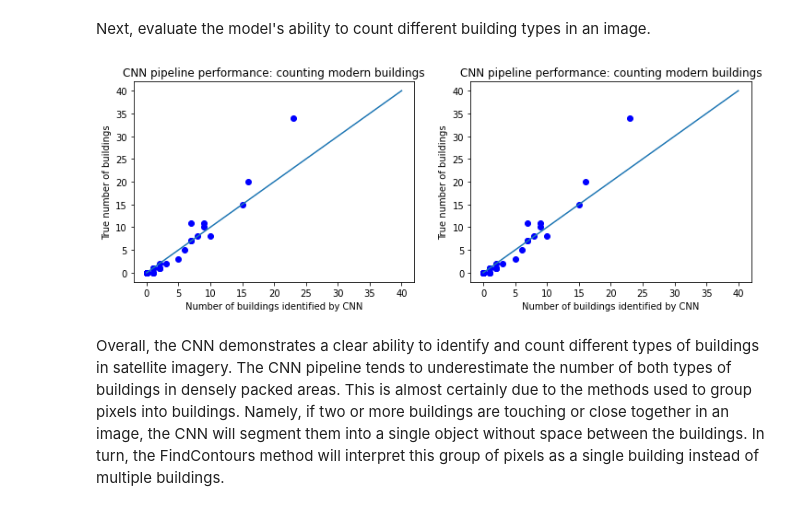
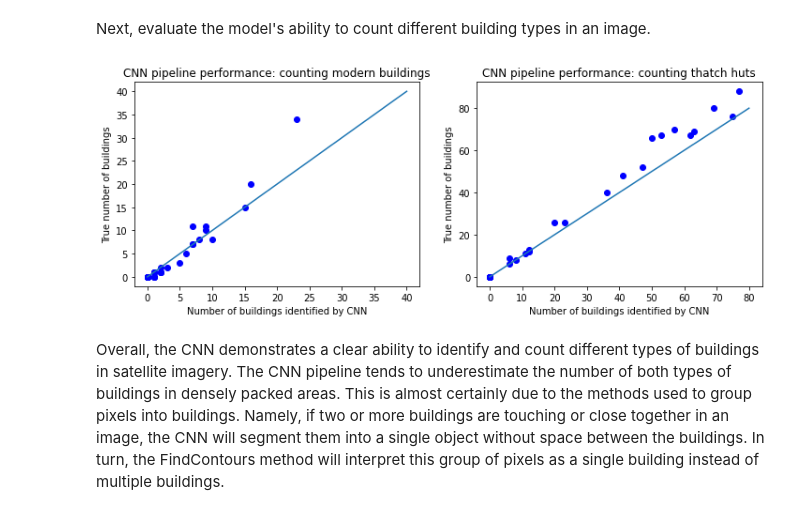
Before and after one commit to 54481andrew/sky-glass, a Jupyter notebook: Building_Segmentation.ipynb, the cells around one changed output. Drawn from its saved outputs; the diff is of its cells as text; code cells hidden in the pictures.

```diff
--- a/Building_Segmentation.ipynb
+++ b/Building_Segmentation.ipynb
@@ -615,19 +618,20 @@ Next, evaluate the model's ability to count different building types in an image
 # %%
 f, ax = plt.subplots(1,2,figsize = (12,4))
 
 ax[0].plot(test_eval_df.pred_nmod, test_eval_df.true_nmod, 'bo')
 ax[0].plot([0,40],[0,40])
 ax[0].title.set_text('CNN pipeline performance: counting modern buildings')
 ax[0].set_xlabel('Number of buildings identified by CNN')
 ax[0].set_ylabel('True number of buildings')
-ax[1].plot(test_eval_df.pred_nmod, test_eval_df.true_nmod, 'bo')
-ax[1].plot([0,40],[0,40])
-ax[1].title.set_text('CNN pipeline performance: counting modern buildings')
+ax[1].plot(test_eval_df.pred_ntrad, test_eval_df.true_ntrad, 'bo')
+ax[1].plot([0,80],[0,80])
+ax[1].title.set_text('CNN pipeline performance: counting thatch huts')
 ax[1].set_xlabel('Number of buildings identified by CNN')
 ax[1].set_ylabel('True number of buildings')
-f.savefig('Figures/CNN_Building_Counts.png')
+f.savefig('Figures/CNN_Building_Counts.png',
+         bbox_inches='tight', transparent="True", pad_inches=0)
 # %% [output]
-[figure, old version]
+[figure, new version]
 # %% [markdown]
 Overall, the CNN demonstrates a clear ability to identify and count different types of buildings in satellite imagery. The CNN pipeline tends to underestimate the number of both types of buildings in densely packed areas. This is almost certainly due to the methods used to group pixels into buildings. Namely, if two or more buildings are touching or close together in an image, the CNN will segment them into a single object without space between the buildings. In turn, the FindContours method will interpret this group of pixels as a single building instead of multiple buildings.
 # %% [markdown]
```
Also changed, not shown: parts of 5 cells of this notebook, 3 other files.
